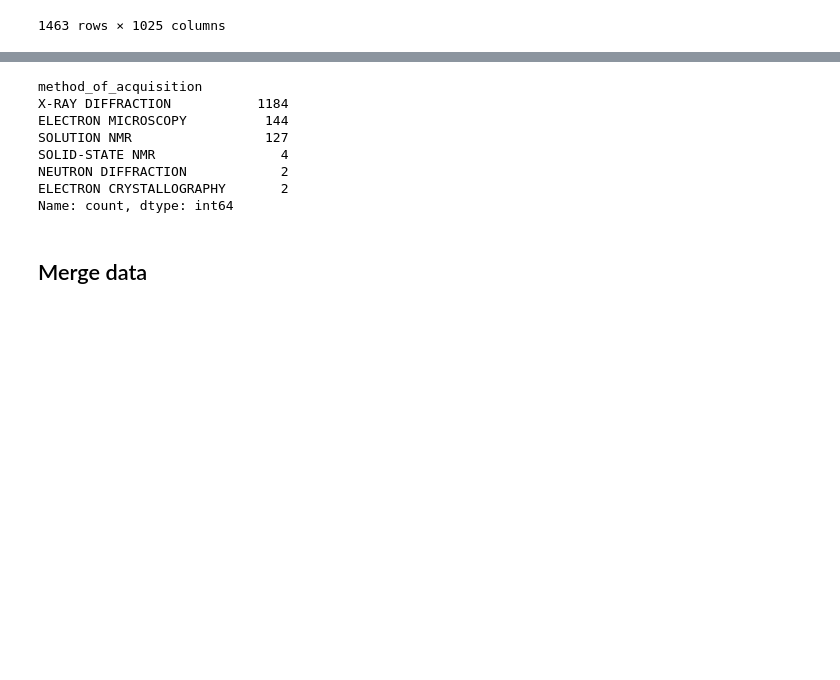
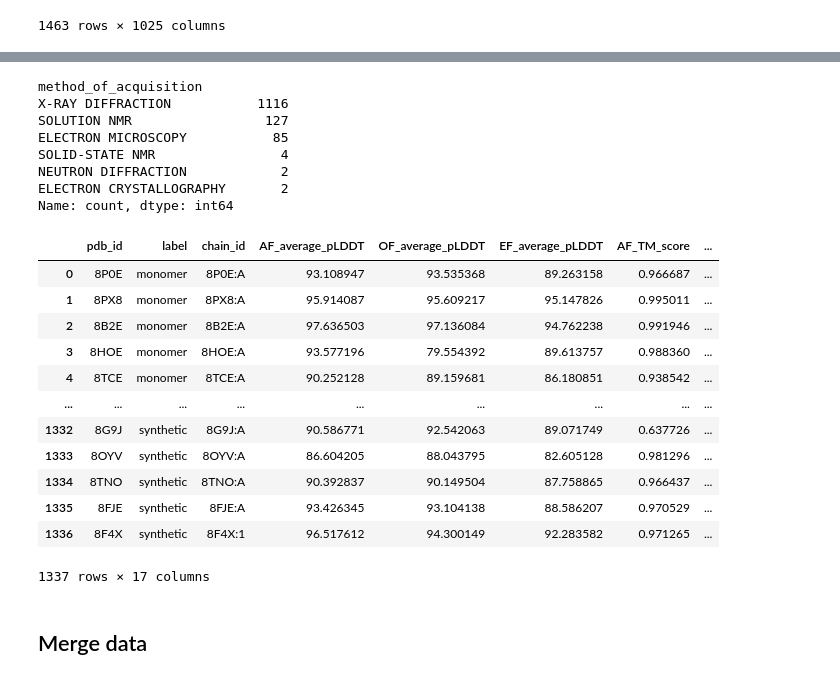
Before and after one commit to ML-Bioinfo-CEITEC/CAoPSPT, a Jupyter notebook: embeddings/LightGBM.ipynb, the cells around one changed output, grey strips where cells are left out. Saved outputs shown, nothing was run; the diff lists cells and outputs as text; code cells hidden in the pictures; blank space fills up the shorter version.

```diff
--- a/embeddings/LightGBM.ipynb
+++ b/embeddings/LightGBM.ipynb
@@ -44,14 +55,37 @@ metadata_df
 # %%
-metadata_df.method_of_acquisition.value_counts()
+metadata_df2.method_of_acquisition.value_counts()
 # %% [output]
 method_of_acquisition
-X-RAY DIFFRACTION           1184
-ELECTRON MICROSCOPY          144
+X-RAY DIFFRACTION           1116
 SOLUTION NMR                 127
+ELECTRON MICROSCOPY           85
 SOLID-STATE NMR                4
 NEUTRON DIFFRACTION            2
 ELECTRON CRYSTALLOGRAPHY       2
 Name: count, dtype: int64
+# %%
+metadata_df = pd.merge(
+            metadata_df1,
+            metadata_df2[["chain_id", "method_of_acquisition", "sequence_length"]],
+            left_on='chain_id',
+            right_on='chain_id',
+            how='inner'
+        )
+metadata_df
+# %% [output]
+|  | pdb_id | label | chain_id | AF_average_pLDDT | OF_average_pLDDT | EF_average_pLDDT | AF_TM_score | ... |
+| 0 | 8P0E | monomer | 8P0E:A | 93.108947 | 93.535368 | 89.263158 | 0.966687 | ... |
+| 1 | 8PX8 | monomer | 8PX8:A | 95.914087 | 95.609217 | 95.147826 | 0.995011 | ... |
+| 2 | 8B2E | monomer | 8B2E:A | 97.636503 | 97.136084 | 94.762238 | 0.991946 | ... |
+| 3 | 8HOE | monomer | 8HOE:A | 93.577196 | 79.554392 | 89.613757 | 0.988360 | ... |
+| 4 | 8TCE | monomer | 8TCE:A | 90.252128 | 89.159681 | 86.180851 | 0.938542 | ... |
+| ... | ... | ... | ... | ... | ... | ... | ... | ... |
+| 1332 | 8G9J | synthetic | 8G9J:A | 90.586771 | 92.542063 | 89.071749 | 0.637726 | ... |
+| 1333 | 8OYV | synthetic | 8OYV:A | 86.604205 | 88.043795 | 82.605128 | 0.981296 | ... |
+| 1334 | 8TNO | synthetic | 8TNO:A | 90.392837 | 90.149504 | 87.758865 | 0.966437 | ... |
+| 1335 | 8FJE | synthetic | 8FJE:A | 93.426345 | 93.104138 | 88.586207 | 0.970529 | ... |
+| 1336 | 8F4X | synthetic | 8F4X:1 | 96.517612 | 94.300149 | 92.283582 | 0.971265 | ... |
+1337 rows × 17 columns
 # %% [markdown]
 ## Merge data
 # %%
```
Also changed, not shown: parts of 22 cells of this notebook, 3 other files.
